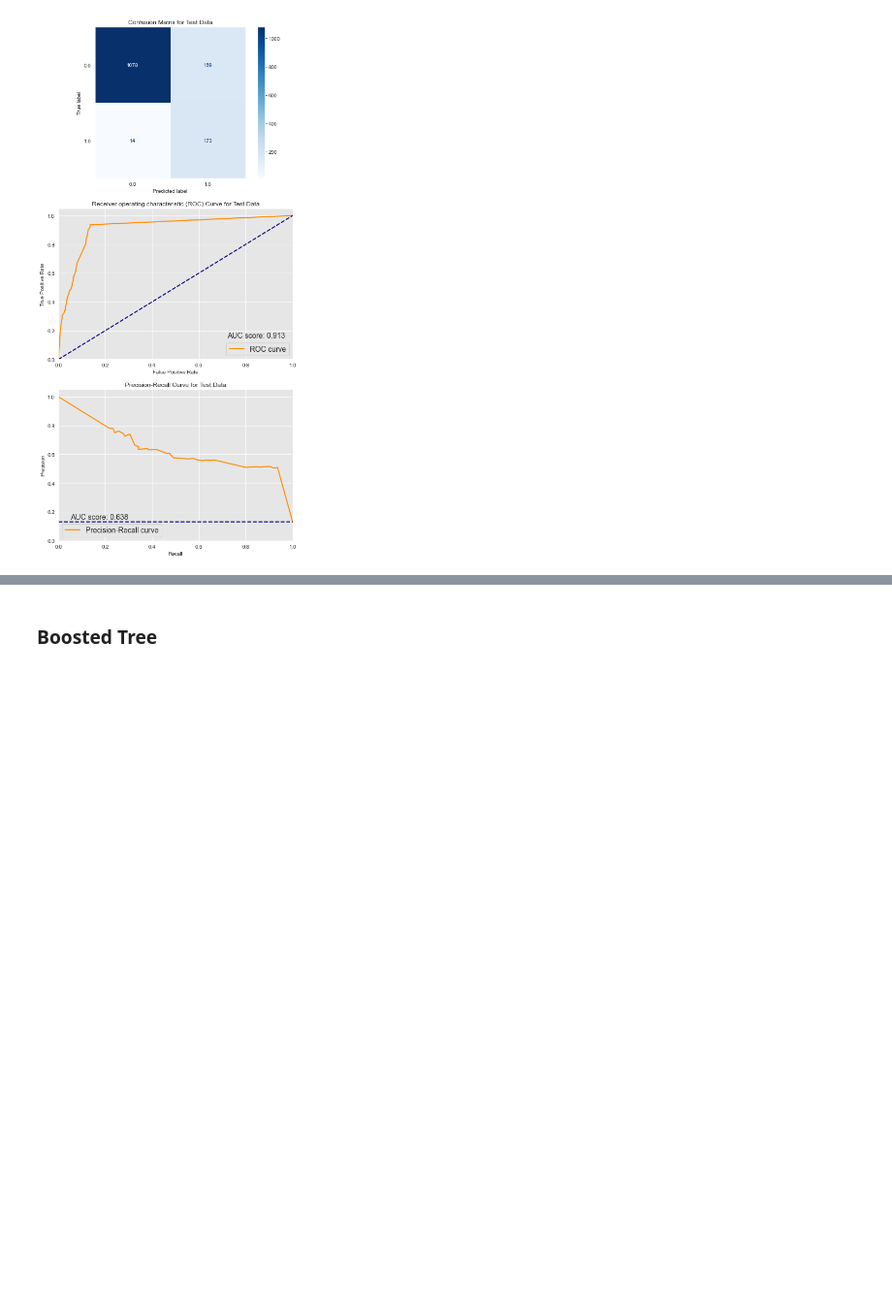
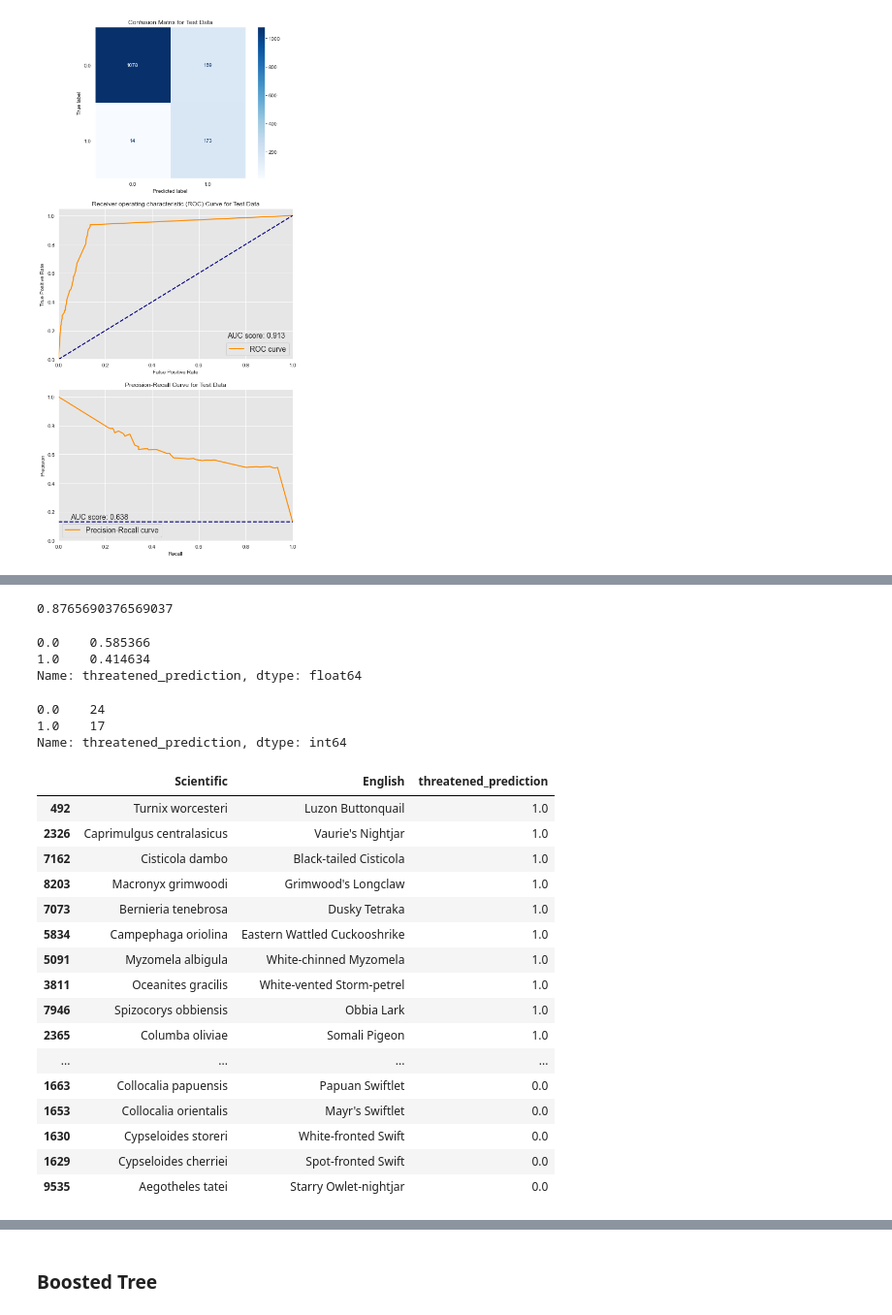
Before and after one commit to andrewwhitman/BirdConservation, a Jupyter notebook: notebooks/Andrew/02-Andrew-Modeling.ipynb, the cells around one changed output, grey strips where cells are left out. Shown: that part at 97% size. Cells and saved outputs as stored; diff of their text form; code cells hidden in the pictures; blank space fills up the shorter version.

```diff
--- a/notebooks/Andrew/02-Andrew-Modeling.ipynb
+++ b/notebooks/Andrew/02-Andrew-Modeling.ipynb
@@ -292,0 +353,4 @@ Best Parameters
+# %%
+accuracy_score(y_test, threatened_class)
+# %% [output]
+0.8765690376569037
@@ -292,0 +367,32 @@ Best Parameters
+# %%
+dd_df_preds['threatened_prediction'].value_counts(normalize=True)
+# %% [output]
+0.0    0.585366
+1.0    0.414634
+Name: threatened_prediction, dtype: float64
+# %%
+dd_df_preds['threatened_prediction'].value_counts()
+# %% [output]
+0.0    24
+1.0    17
+Name: threatened_prediction, dtype: int64
+# %%
+dd_df_preds[['Scientific', 'English', 'threatened_prediction']].sort_values(by='threatened_prediction', ascending=False)
+# %% [output]
+|  | Scientific | English | threatened_prediction |
+| 492 | Turnix worcesteri | Luzon Buttonquail | 1.0 |
+| 2326 | Caprimulgus centralasicus | Vaurie's Nightjar | 1.0 |
+| 7162 | Cisticola dambo | Black-tailed Cisticola | 1.0 |
+| 8203 | Macronyx grimwoodi | Grimwood's Longclaw | 1.0 |
+| 7073 | Bernieria tenebrosa | Dusky Tetraka | 1.0 |
+| 5834 | Campephaga oriolina | Eastern Wattled Cuckooshrike | 1.0 |
+| 5091 | Myzomela albigula | White-chinned Myzomela | 1.0 |
+| 3811 | Oceanites gracilis | White-vented Storm-petrel | 1.0 |
+| 7946 | Spizocorys obbiensis | Obbia Lark | 1.0 |
+| 2365 | Columba oliviae | Somali Pigeon | 1.0 |
+| ... | ... | ... | ... |
+| 1663 | Collocalia papuensis | Papuan Swiftlet | 0.0 |
+| 1653 | Collocalia orientalis | Mayr's Swiftlet | 0.0 |
+| 1630 | Cypseloides storeri | White-fronted Swift | 0.0 |
+| 1629 | Cypseloides cherriei | Spot-fronted Swift | 0.0 |
+| 9535 | Aegotheles tatei | Starry Owlet-nightjar | 0.0 |
```
Also changed, not shown: parts of 14 cells of this notebook, 2 other files.
